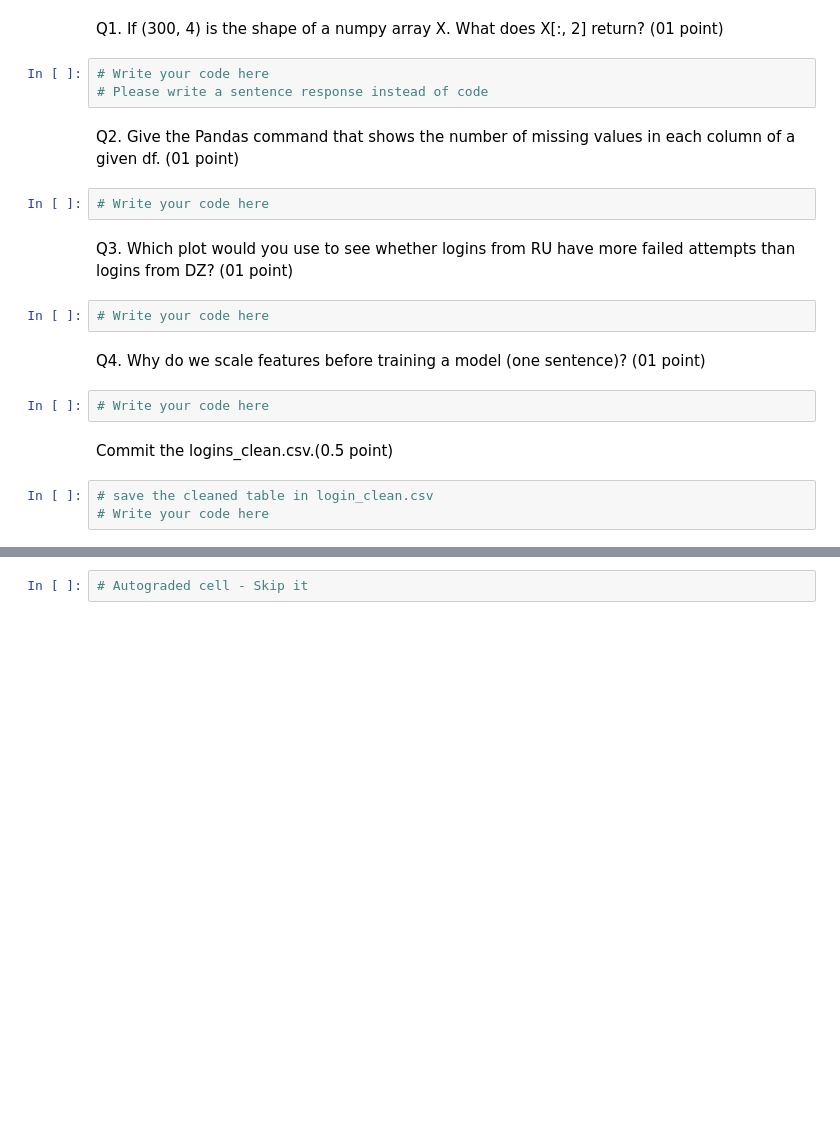
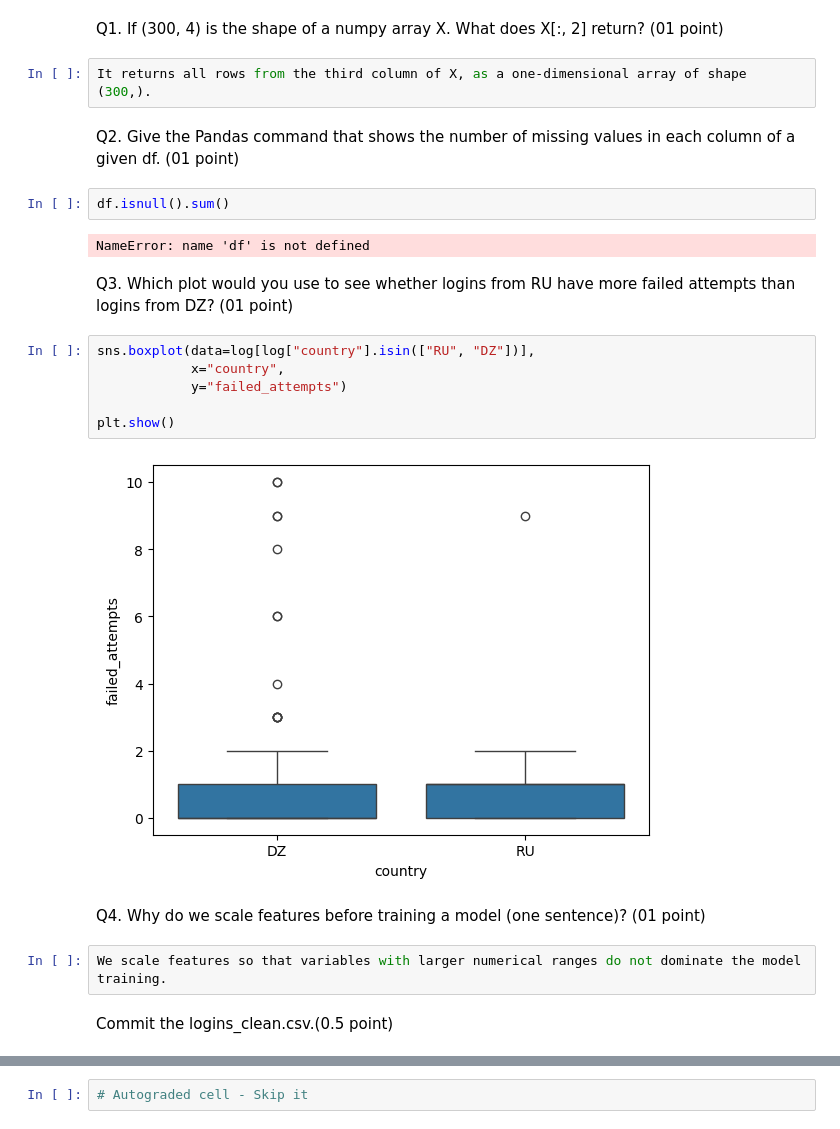
Before and after one commit to yasseribra-dev/tp-mldlc, a Jupyter notebook: TP1.ipynb, the cells around one changed output, grey strips where cells are left out. Saved outputs shown, nothing was run; the diff lists cells and outputs as text; blank space fills up the shorter version.

```diff
--- a/TP1.ipynb
+++ b/TP1.ipynb
@@ -141,23 +266,27 @@ log = pd.DataFrame({"user":    rng.choice(["ali", "sara", "yacine", "nour", "kar
 # %% [markdown]
 Q1. If (300, 4) is the shape of a numpy array X.
 What does X[:, 2] return? (01 point)
-# %%
-# Write your code here
-# Please write a sentence response instead of code
+# %%
+It returns all rows from the third column of X, as a one-dimensional array of shape (300,).
 # %% [markdown]
 Q2. Give the Pandas command that shows the number of missing values in each column of a given df. (01 point)
-# %%
-# Write your code here
+# %%
+df.isnull().sum()
+# %% [output]
+NameError: name 'df' is not defined
 # %% [markdown]
 Q3. Which plot would you use to see whether logins from RU have more failed attempts than logins from DZ? (01 point)
-# %%
-# Write your code here
+# %%
+sns.boxplot(data=log[log["country"].isin(["RU", "DZ"])],
+            x="country",
+            y="failed_attempts")
+
+plt.show()
+# %% [output]
+[figure, added]
 # %% [markdown]
 Q4. Why do we scale features before training a model (one sentence)? (01 point)
-# %%
-# Write your code here
+# %%
+We scale features so that variables with larger numerical ranges do not dominate the model training.
 # %% [markdown]
 Commit the logins_clean.csv.(0.5 point)
-# %%
-# save the cleaned table in login_clean.csv
-# Write your code here
```
Also changed, not shown: parts of 25 cells of this notebook.
